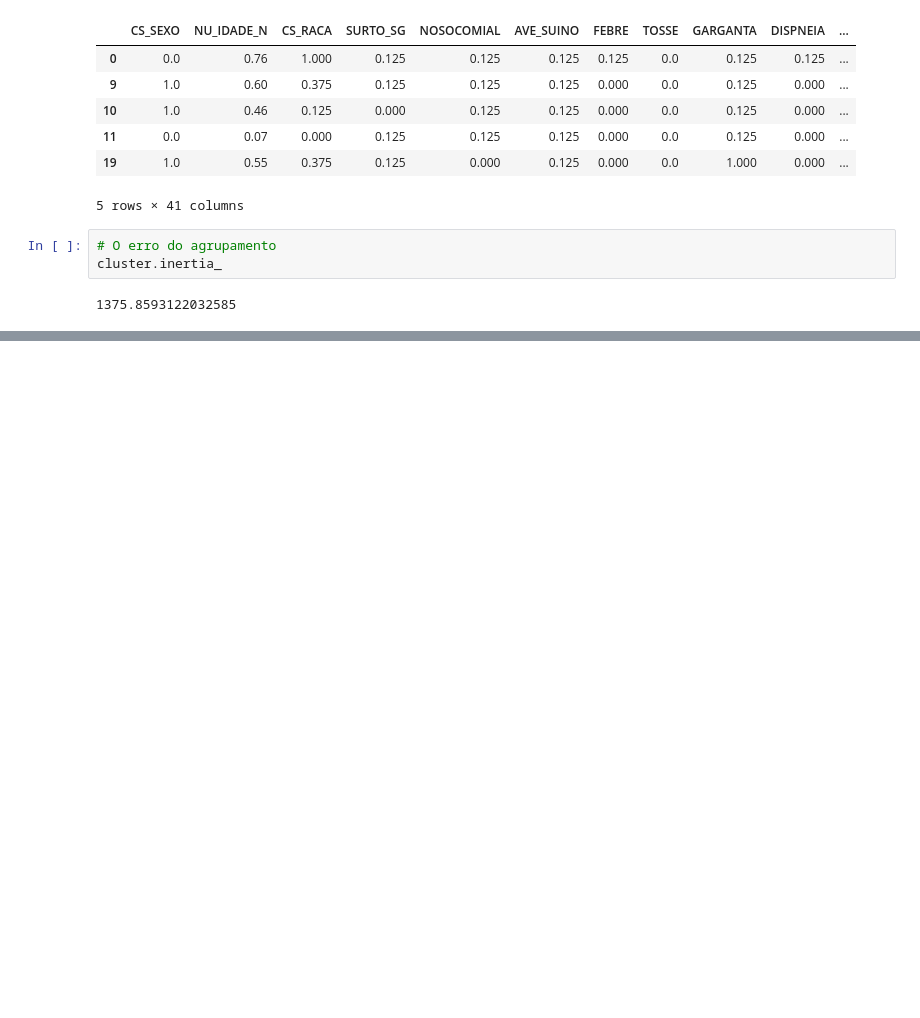
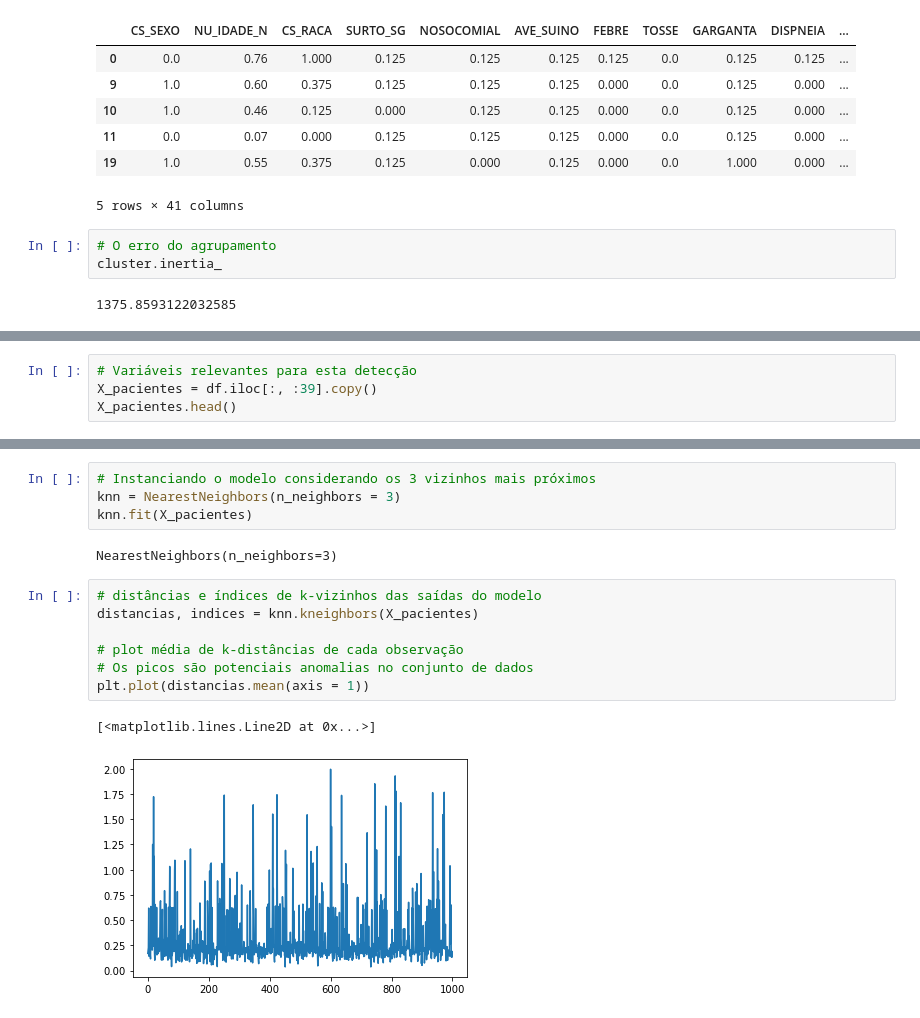
Before and after one commit to endhel/SRAG-Agrupamento-Deteccao-De-Anomalia, a Jupyter notebook: SRAG-Agrupamento-Deteccao-Anomalias.ipynb, the cells around one changed output, grey strips where cells are left out. Saved outputs shown, nothing was run; the diff lists cells and outputs as text; blank space fills up the shorter version.

```diff
--- a/SRAG-Agrupamento-Deteccao-Anomalias.ipynb
+++ b/SRAG-Agrupamento-Deteccao-Anomalias.ipynb
@@ -414,0 +421,4 @@ cluster.inertia_
+# %%
+# Variáveis relevantes para esta detecção
+X_pacientes = df.iloc[:, :39].copy()
+X_pacientes.head()
@@ -414,0 +433,16 @@ cluster.inertia_
+# %%
+# Instanciando o modelo considerando os 3 vizinhos mais próximos
+knn = NearestNeighbors(n_neighbors = 3)
+knn.fit(X_pacientes)
+# %% [output]
+NearestNeighbors(n_neighbors=3)
+# %%
+# distâncias e índices de k-vizinhos das saídas do modelo
+distancias, indices = knn.kneighbors(X_pacientes)
+
+# plot média de k-distâncias de cada observação
+# Os picos são potenciais anomalias no conjunto de dados
+plt.plot(distancias.mean(axis = 1))
+# %% [output]
+[<matplotlib.lines.Line2D at 0x...>]
+[figure, added]
```
Also changed, not shown: parts of 14 cells of this notebook.
